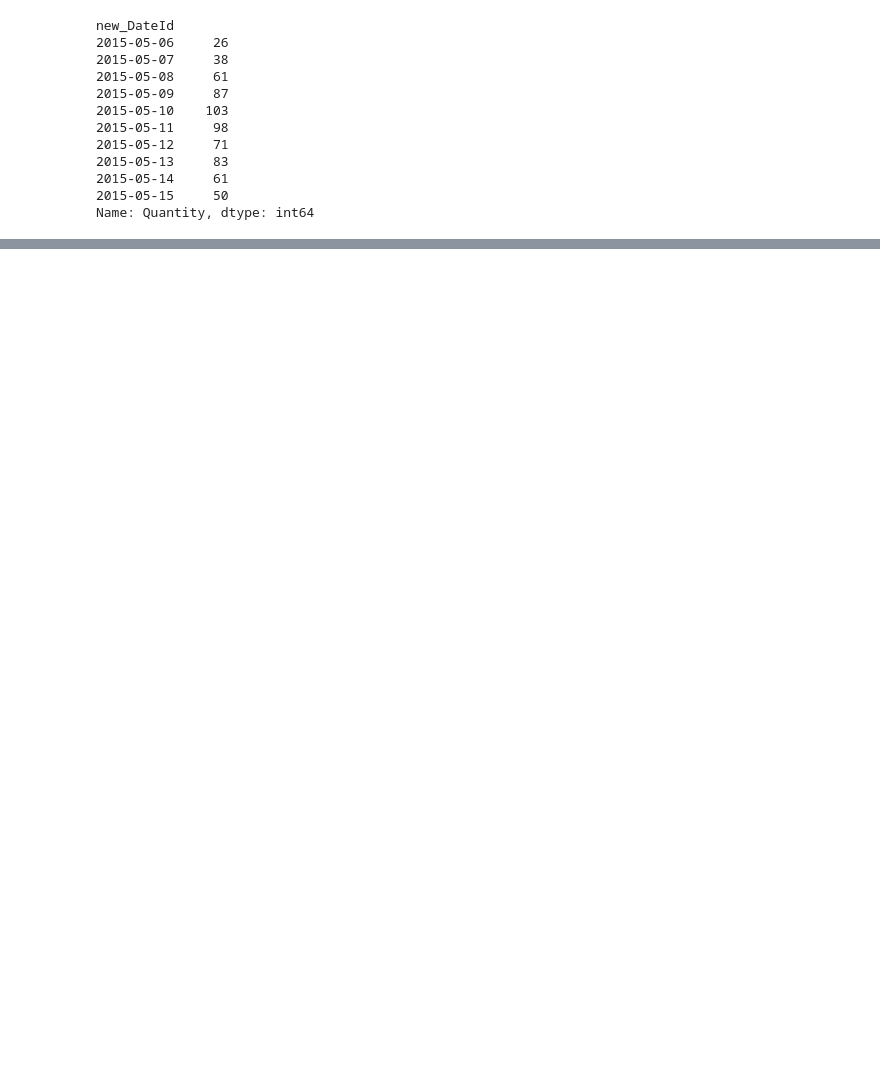
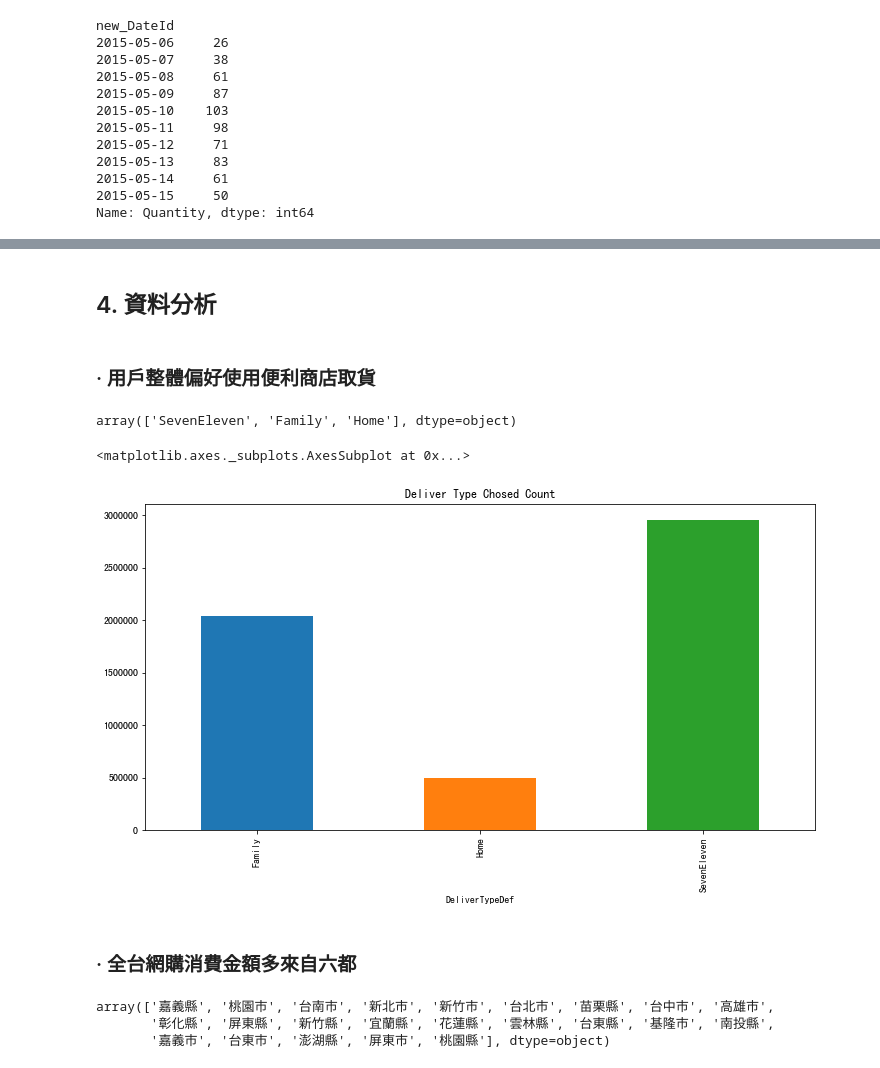
Before and after one commit to hsiehkl/NTU-CSX-Project, a Jupyter notebook: week_1/week_1_first_meet.ipynb, the cells around one changed output, grey strips where cells are left out. Drawn from its saved outputs; the diff is of its cells as text; code cells hidden in the pictures; blank space fills up the shorter version.

```diff
--- a/week_1/week_1_first_meet.ipynb
+++ b/week_1/week_1_first_meet.ipynb
@@ -178,0 +183,17 @@ data.plot()
+# %% [markdown]
+## 4. 資料分析
+# %% [markdown]
+### · 用戶整體偏好使用便利商店取貨
+# %%
+deliverTypeDef = df["DeliverTypeDef"]
+deliverTypeDef.unique()
+# %% [output]
+array(['SevenEleven', 'Family', 'Home'], dtype=object)
+# %%
+dataDeliverType = df.groupby(by = 'DeliverTypeDef')["SalesOrderSlaveTotalPayment"].count()
+dataDeliverType.plot.bar(x="DeliverTypeDef", figsize=(12,6), title="Deliver Type Chosed Count")
+# %% [output]
+<matplotlib.axes._subplots.AxesSubplot at 0x...>
+[figure, added]
+# %% [markdown]
+### · 全台網購消費金額多來自六都
@@ -178,0 +203,6 @@ data.plot()
+# %%
+df2["City"].unique()
+# %% [output]
+array(['嘉義縣', '桃園市', '台南市', '新北市', '新竹市', '台北市', '苗栗縣', '台中市', '高雄市',
+       '彰化縣', '屏東縣', '新竹縣', '宜蘭縣', '花蓮縣', '雲林縣', '台東縣', '基隆市', '南投縣',
+       '嘉義市', '台東市', '澎湖縣', '屏東市', '桃園縣'], dtype=object)
```
Also changed, not shown: parts of 9 cells of this notebook.
